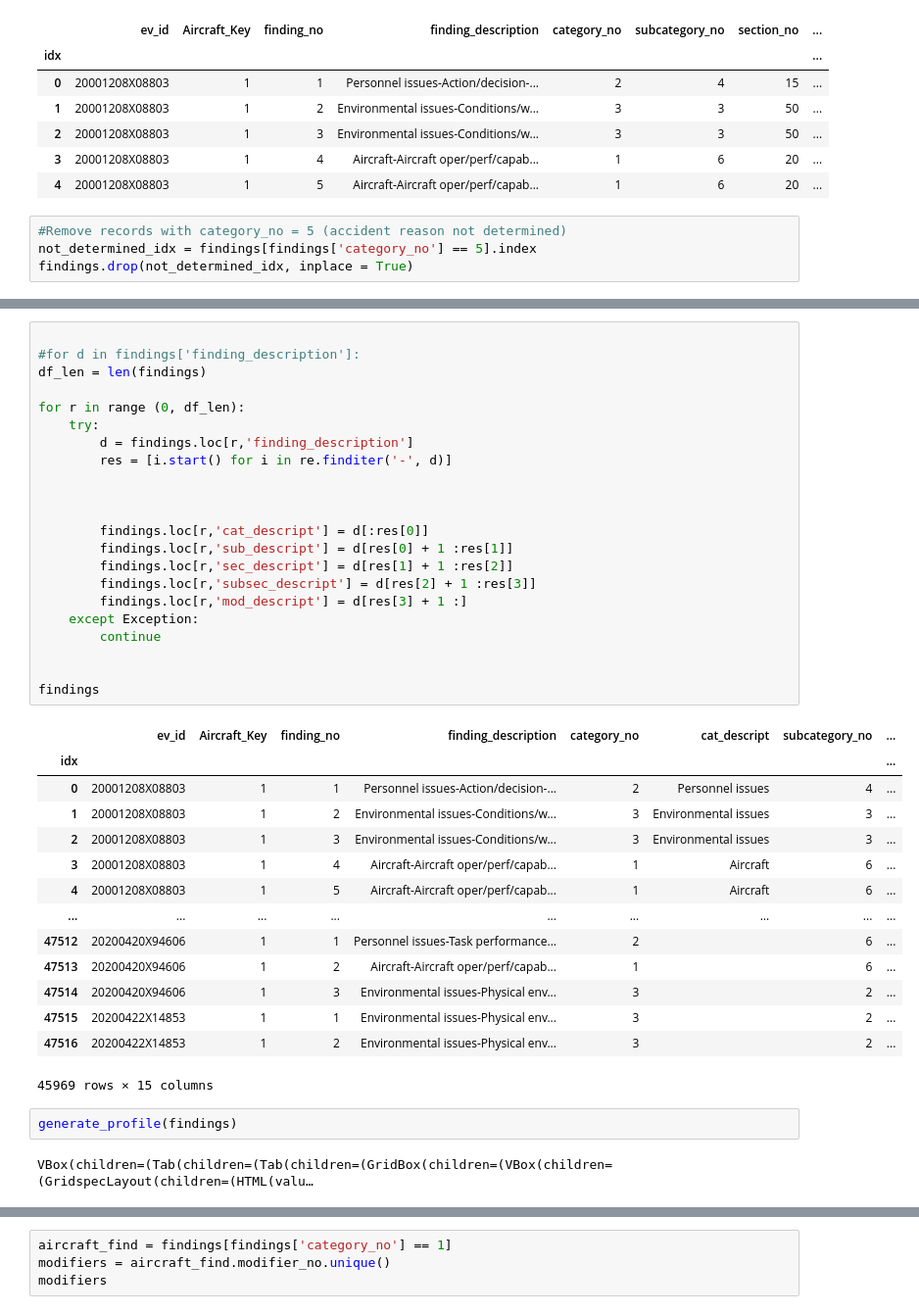
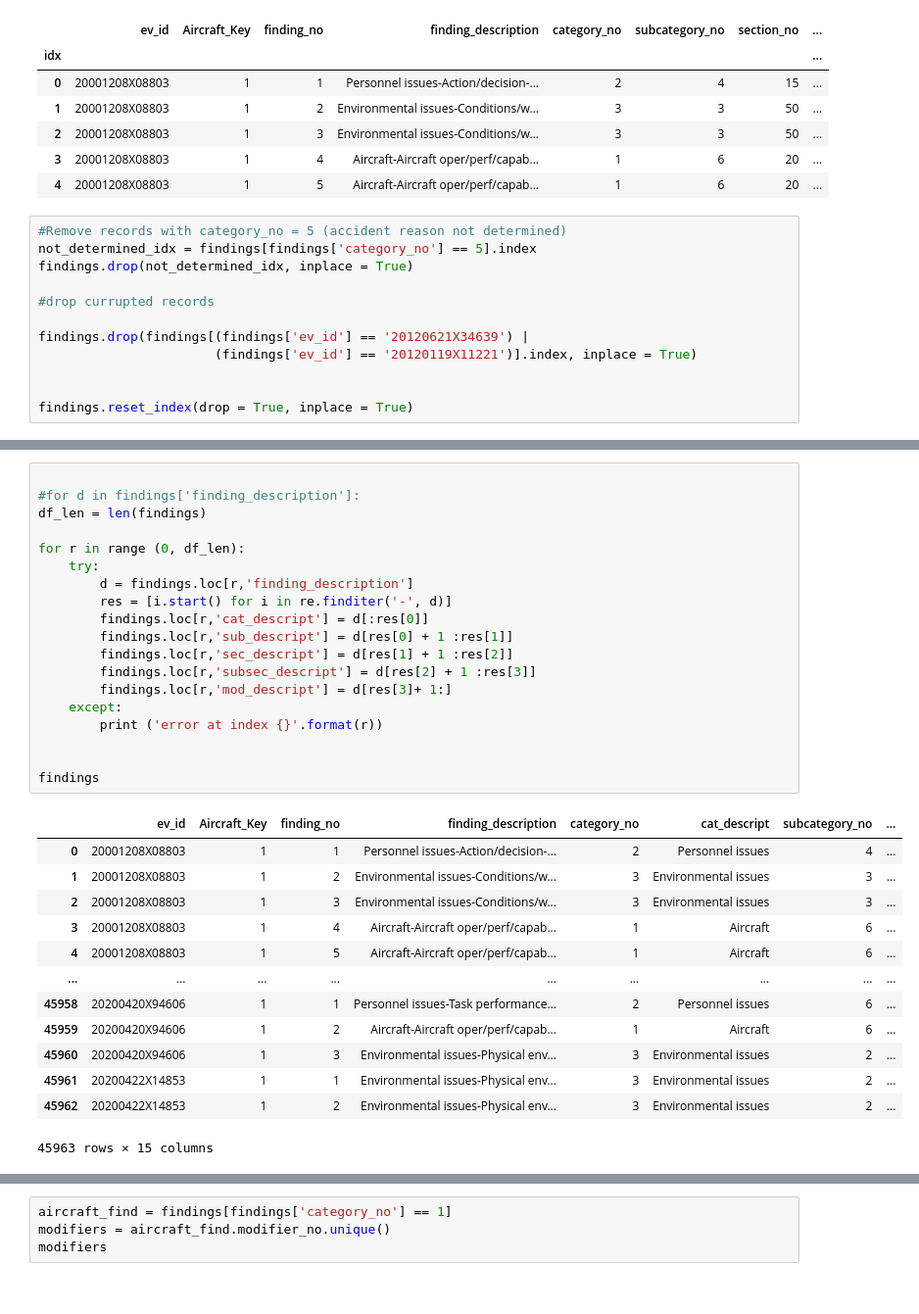
Before and after one commit to birr-data/capstone2, a Jupyter notebook: notebooks/1.2-mjg-data-wrangling.ipynb, the cells around one changed output, grey strips where cells are left out. Shown: that part at 98% size. Drawn from its saved outputs; the diff is of its cells as text.

```diff
--- a/notebooks/1.2-mjg-data-wrangling.ipynb
+++ b/notebooks/1.2-mjg-data-wrangling.ipynb
@@ -855,6 +855,14 @@ findings.head()
 #Remove records with category_no = 5 (accident reason not determined)
 not_determined_idx = findings[findings['category_no'] == 5].index
 findings.drop(not_determined_idx, inplace = True)
+
+#drop currupted records
+
+findings.drop(findings[(findings['ev_id'] == '20120621X34639') |
+                       (findings['ev_id'] == '20120119X11221')].index, inplace = True)
+
+
+findings.reset_index(drop = True, inplace = True)
 # %%
 #slice out category out of description
 
@@ -893,41 +904,33 @@ findings
 # %%
 
 #for d in findings['finding_description']:
 df_len = len(findings)
 
 for r in range (0, df_len):
     try:
         d = findings.loc[r,'finding_description']
         res = [i.start() for i in re.finditer('-', d)]
-
-
-
         findings.loc[r,'cat_descript'] = d[:res[0]]
         findings.loc[r,'sub_descript'] = d[res[0] + 1 :res[1]]
         findings.loc[r,'sec_descript'] = d[res[1] + 1 :res[2]]
         findings.loc[r,'subsec_descript'] = d[res[2] + 1 :res[3]]
-        findings.loc[r,'mod_descript'] = d[res[3] + 1 :]
-    except Exception:
-        continue
+        findings.loc[r,'mod_descript'] = d[res[3]+ 1:]
+    except:
+        print ('error at index {}'.format(r))
 
 
 findings
 # %% [output]
 |  | ev_id | Aircraft_Key | finding_no | finding_description | category_no | cat_descript | subcategory_no | ... |
-| idx |  |  |  |  |  |  |  | ... |
 | 0 | 20001208X08803 | 1 | 1 | Personnel issues-Action/decision-... | 2 | Personnel issues | 4 | ... |
 | 1 | 20001208X08803 | 1 | 2 | Environmental issues-Conditions/w... | 3 | Environmental issues | 3 | ... |
 | 2 | 20001208X08803 | 1 | 3 | Environmental issues-Conditions/w... | 3 | Environmental issues | 3 | ... |
 | 3 | 20001208X08803 | 1 | 4 | Aircraft-Aircraft oper/perf/capab... | 1 | Aircraft | 6 | ... |
 | 4 | 20001208X08803 | 1 | 5 | Aircraft-Aircraft oper/perf/capab... | 1 | Aircraft | 6 | ... |
 | ... | ... | ... | ... | ... | ... | ... | ... | ... |
-| 47512 | 20200420X94606 | 1 | 1 | Personnel issues-Task performance... | 2 |  | 6 | ... |
-| 47513 | 20200420X94606 | 1 | 2 | Aircraft-Aircraft oper/perf/capab... | 1 |  | 6 | ... |
-| 47514 | 20200420X94606 | 1 | 3 | Environmental issues-Physical env... | 3 |  | 2 | ... |
-| 47515 | 20200422X14853 | 1 | 1 | Environmental issues-Physical env... | 3 |  | 2 | ... |
-| 47516 | 20200422X14853 | 1 | 2 | Environmental issues-Physical env... | 3 |  | 2 | ... |
+| 45958 | 20200420X94606 | 1 | 1 | Personnel issues-Task performance... | 2 | Personnel issues | 6 | ... |
+| 45959 | 20200420X94606 | 1 | 2 | Aircraft-Aircraft oper/perf/capab... | 1 | Aircraft | 6 | ... |
+| 45960 | 20200420X94606 | 1 | 3 | Environmental issues-Physical env... | 3 | Environmental issues | 2 | ... |
+| 45961 | 20200422X14853 | 1 | 1 | Environmental issues-Physical env... | 3 | Environmental issues | 2 | ... |
+| 45962 | 20200422X14853 | 1 | 2 | Environmental issues-Physical env... | 3 | Environmental issues | 2 | ... |
-45969 rows × 15 columns
+45963 rows × 15 columns
-# %%
-generate_profile(findings)
-# %% [output]
-VBox(children=(Tab(children=(Tab(children=(GridBox(children=(VBox(children=(GridspecLayout(children=(HTML(valu…
```
Also changed, not shown: parts of 4 cells of this notebook.
